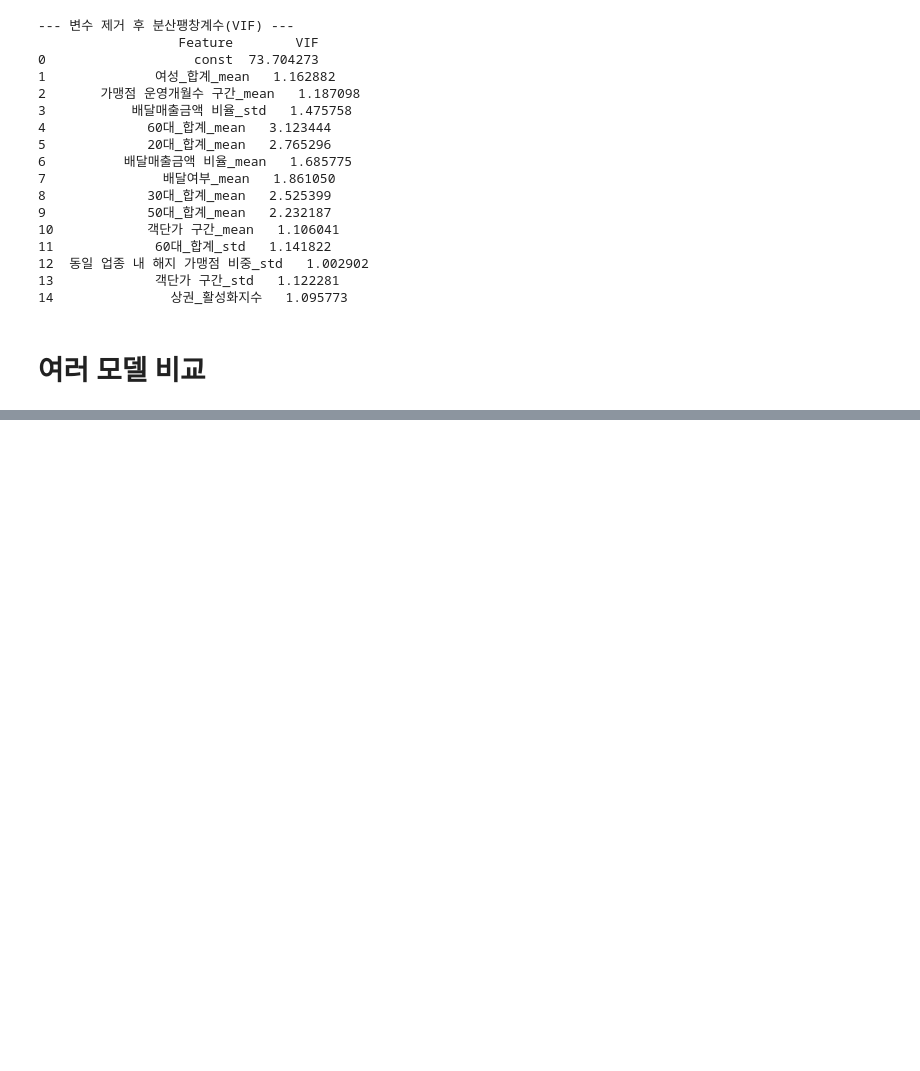
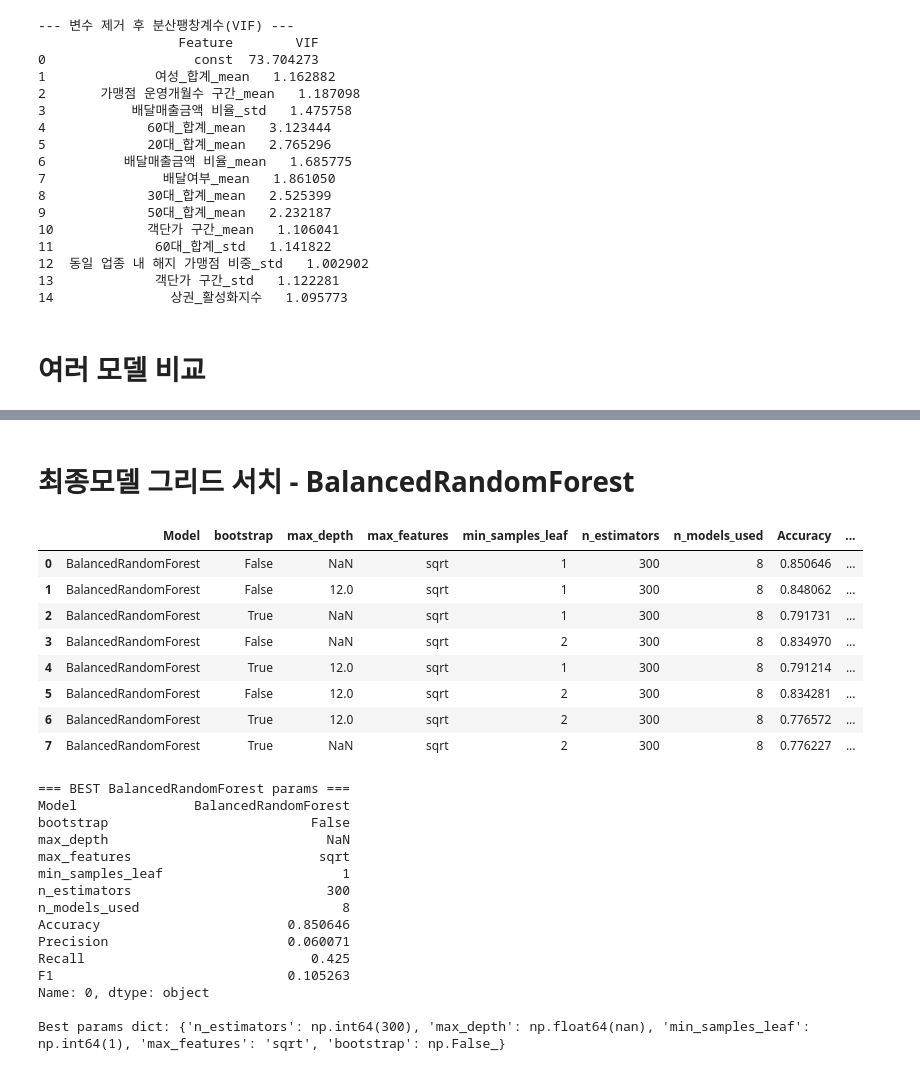
Before and after one commit to oneline47/DM_closure-prediction, a Jupyter notebook: src/statistical_feature_model.ipynb, the cells around one changed output, grey strips where cells are left out. Cells and saved outputs as stored; diff of their text form; code cells hidden in the pictures; blank space fills up the shorter version.

Commit message:
Grid search

```diff
--- a/src/statistical_feature_model.ipynb
+++ b/src/statistical_feature_model.ipynb
@@ -529 +529,69 @@ results_df
 | 4 | RandomForest (class_weight, no SM... | 8 | 0.979328 | 0.000000 | 0.000000 | 0.000000 |
+# %% [markdown]
+# 최종모델 그리드 서치 - BalancedRandomForest
+# %%
+# 1) BalancedRF 파라미터 그리드
+brf_param_grid = {
+    "n_estimators": [300],
+    "max_depth": [None, 12],
+    "min_samples_leaf": [1, 2],
+    "max_features": ["sqrt"],
+    "bootstrap": [False, True],
+}
+# 2) 그리드 탐색 실행
+grid_rows = []
+for params in ParameterGrid(brf_param_grid):
+    brf = BalancedRandomForestClassifier(
+        random_state=42,
+        n_jobs=-1,
+        **params
+    )
+    out = eval_quarter_ensemble(brf, use_smote=False, min_rows=30)
+
+    if out is None:
+        grid_rows.append({"Model": "BalancedRandomForest", **params,
+                          "n_models_used": 0, "Accuracy": np.nan, "Precision": np.nan, "Recall": np.nan, "F1": np.nan})
+    else:
+        grid_rows.append({"Model": "BalancedRandomForest", **params, **out})
+
+brf_grid_results = (
+    pd.DataFrame(grid_rows)
+    .sort_values(["F1", "Recall", "Precision"], ascending=False)
+    .reset_index(drop=True)
+)
+
+# 3) 결과 확인
+display(brf_grid_results.head(20))
+
+best_brf = brf_grid_results.iloc[0]
+print("\n=== BEST BalancedRandomForest params ===")
+print(best_brf)
+
+# (옵션) 베스트 파라미터 dict만 뽑기
+best_brf_params = {k: best_brf[k] for k in brf_param_grid.keys()}
+print("\nBest params dict:", best_brf_params)
+# %% [output]
+|  | Model | bootstrap | max_depth | max_features | min_samples_leaf | n_estimators | n_models_used | Accuracy | ... |
+| 0 | BalancedRandomForest | False | NaN | sqrt | 1 | 300 | 8 | 0.850646 | ... |
+| 1 | BalancedRandomForest | False | 12.0 | sqrt | 1 | 300 | 8 | 0.848062 | ... |
+| 2 | BalancedRandomForest | True | NaN | sqrt | 1 | 300 | 8 | 0.791731 | ... |
+| 3 | BalancedRandomForest | False | NaN | sqrt | 2 | 300 | 8 | 0.834970 | ... |
+| 4 | BalancedRandomForest | True | 12.0 | sqrt | 1 | 300 | 8 | 0.791214 | ... |
+| 5 | BalancedRandomForest | False | 12.0 | sqrt | 2 | 300 | 8 | 0.834281 | ... |
+| 6 | BalancedRandomForest | True | 12.0 | sqrt | 2 | 300 | 8 | 0.776572 | ... |
+| 7 | BalancedRandomForest | True | NaN | sqrt | 2 | 300 | 8 | 0.776227 | ... |
+=== BEST BalancedRandomForest params ===
+Model               BalancedRandomForest
+bootstrap                          False
+max_depth                            NaN
+max_features                        sqrt
+min_samples_leaf                       1
+n_estimators                         300
+n_models_used                          8
+Accuracy                        0.850646
+Precision                       0.060071
+Recall                             0.425
+F1                              0.105263
+Name: 0, dtype: object
+
+Best params dict: {'n_estimators': np.int64(300), 'max_depth': np.float64(nan), 'min_samples_leaf': np.int64(1), 'max_features': 'sqrt', 'bootstrap': np.False_}
```
Also changed, not shown: parts of 2 cells of this notebook.
